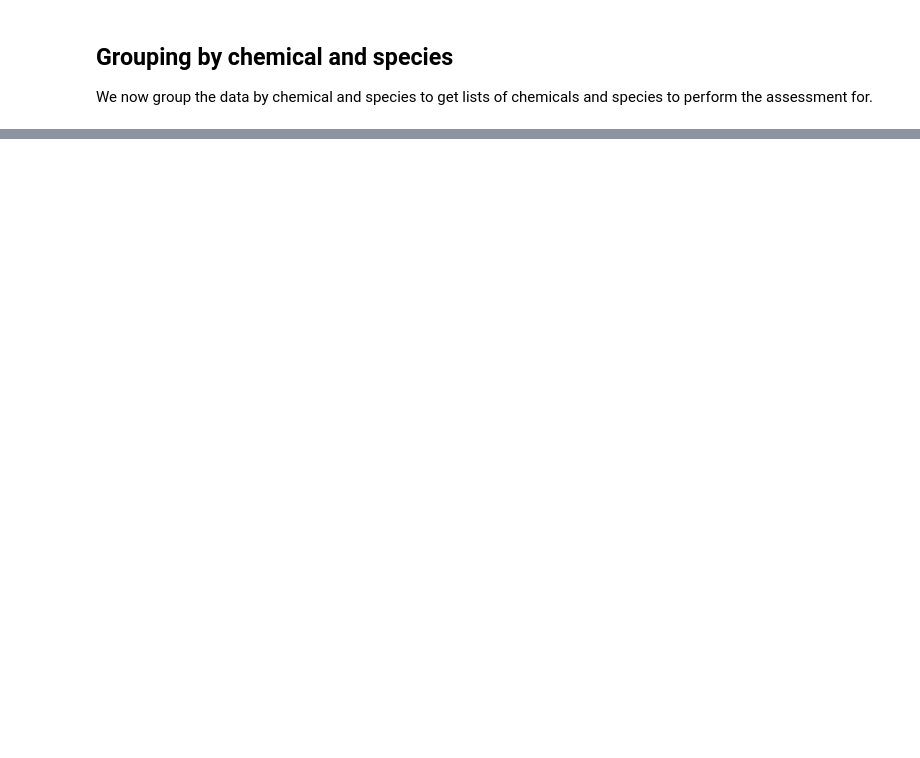
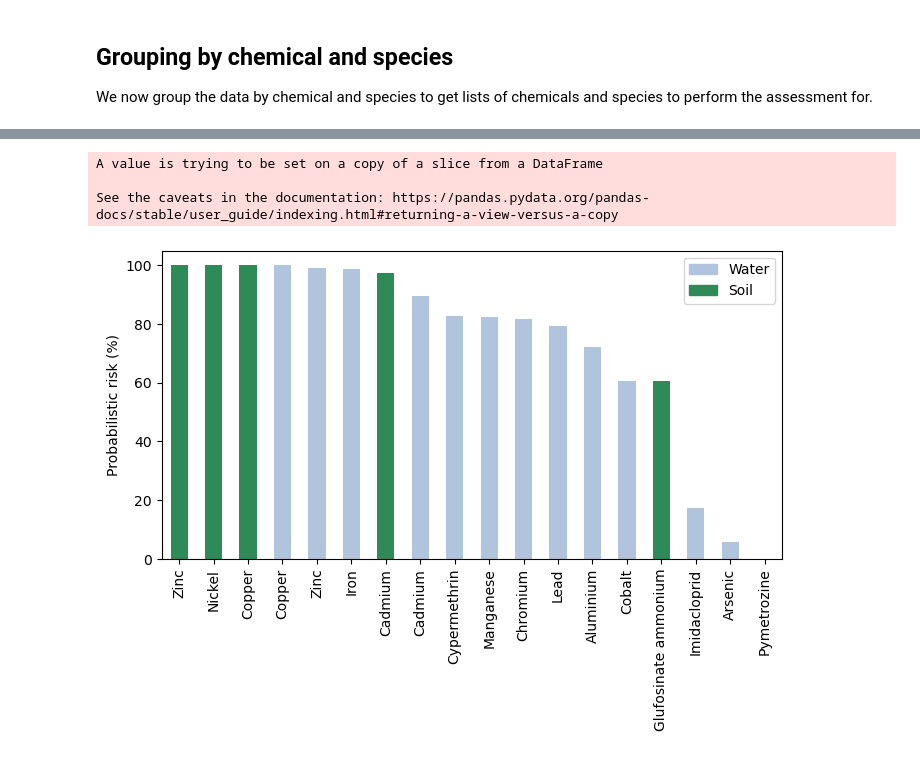
Before and after one commit to samharrison7/borneo-probabilistic-risk-assessment, a Jupyter notebook: notebooks/borneo-probabilistic-risk-assessment.ipynb, the cells around one changed output, grey strips where cells are left out. Drawn from its saved outputs; the diff is of its cells as text; code cells hidden in the pictures; blank space fills up the shorter version.

```diff
--- a/notebooks/borneo-probabilistic-risk-assessment.ipynb
+++ b/notebooks/borneo-probabilistic-risk-assessment.ipynb
@@ -92,0 +311,9 @@ Name: Species, dtype: int64
+# %%
+# Create a CDF from the tox values
+for comp, chemicals in species_by_chemical.items():
+    for chem_name, species in chemicals.items():
+        df_ = df_ssd[(df_ssd['compartment'] == comp) & (df_ssd['chemical'] == chem_name)]
+        # Calculate the CDF and save to a new column
+        df_ssd.loc[(df_ssd['compartment'] == comp) &
+                   (df_ssd['chemical'] == chem_name),
+                   'CDF'] = 1. * np.arange(len(df_)) / (len(df_) - 1)
@@ -92,0 +365,5 @@ Name: Species, dtype: int64
+# %%
+df_hc5 = df_ssd.groupby(['compartment', 'chemical', 'iteration'], as_index=False)['tox_value'].quantile(0.05)
+# We create a column saying that these are PNEC values, which will
+# be useful when we concat this dataframe with MEC samples later
+df_hc5['endpoint'] = 'PNEC'
@@ -92,0 +625,61 @@ Name: Species, dtype: int64
+# %%
+df_risk = pd.DataFrame({})
+
+# Loop through the compartments and chemicals
+for comp, chemicals in species_by_chemical.items():
+  # Empty dataframe to store risk values in
+  df_risk_ = pd.DataFrame({'chemical': chemicals.keys(),
+                          'risk': np.empty(len(chemicals)),
+                          'mean_err': np.empty(len(chemicals)),
+                          'compartment': comp})
+  # Loop over the chemicals
+  for chem_name, species in chemicals.items():
+    # Filter the dataframe just for this chemical
+    df_ = df_dists[(df_dists['compartment'] == comp) & (df_dists['chemical'] == chem_name)].reset_index()
+    # Get the MEC and PSSD rows
+    df_mec = df_[df_['endpoint'] == 'MEC']
+    df_pssd = df_[df_['endpoint'] == 'PSSD']
+    # Get the PSSD value at the maximum MEC value, which we define
+    # as the MEC CDF value closest to 0.999. First, get the row index
+    # at this location
+    i_mec_mecmax = df_mec['cdf'].sub(0.999).abs().idxmin()
+    # Then get the MEC concentration at this index
+    conc_mecmax = df_mec.loc[i_mec_mecmax]['conc']
+    # Get the index of the PSSD df row where the conc is closest to this
+    i_pssd_mecmax = df_pssd['conc'].sub(conc_mecmax).abs().idxmin()
+    # Then get the CDF value at this index
+    pssd_at_mecmax = df_pssd.loc[i_pssd_mecmax]['cdf']
+    # Repeat but this time getting the MEC CDF value at the minimum (0.001)
+    # PSSD value
+    i_pssd_pssdmin = df_pssd['cdf'].sub(0.001).abs().idxmin()
+    conc_pssdmin = df_pssd.loc[i_pssd_pssdmin]['conc']
+    i_mec_pssdmin = df_mec['conc'].sub(conc_pssdmin).abs().idxmin()
+    mec_at_pssdmin = df_mec.loc[i_mec_pssdmin]['cdf']
+    # Calculate risk as the product of these
+    risk = ((1 - mec_at_pssdmin) * pssd_at_mecmax) * 100
+    # Calculate the mean error so that we can properly rank the chemicals
+    mean_err = df_mec['conc'].mean() - df_pssd['conc'].mean()
+    # Add to our dataframe
+    df_risk_.loc[df_risk_['chemical'] == chem_name, 'risk'] = risk
+    df_risk_.loc[df_risk_['chemical'] == chem_name, 'mean_err'] = mean_err
+
+  # Combine water and soil into one df
+  df_risk = pd.concat([df_risk, df_risk_])
+
+# Sort by risk and plot
+df_risk = df_risk.sort_values(['risk', 'mean_err'], ascending=False)
+df_risk['color'] = 'seagreen'
+df_risk.loc[:, 'color'][df_risk['compartment'] == 'water'] = 'lightsteelblue'
+
+fig, ax = plt.subplots(figsize=(8,4))
+ax = df_risk.plot.bar(x='chemical', y='risk', color=df_risk['color'], ax=ax)
+ax.legend(handles=[Patch(color=c, label=l) for l, c in {'Water': 'lightsteelblue', 'Soil': 'seagreen'}.items()])
+ax.set_xlabel('')
+ax.set_ylabel('Probabilistic risk (%)')
+
+fig.savefig('risk-ranking.png', dpi=400, bbox_inches='tight')
+# %% [output]
+A value is trying to be set on a copy of a slice from a DataFrame
+
+See the caveats in the documentation: https://pandas.pydata.org/pandas-docs/stable/user_guide/indexing.html#returning-a-view-versus-a-copy
+[figure, added]
```
Also changed, not shown: parts of 31 cells of this notebook, 13 other files.
